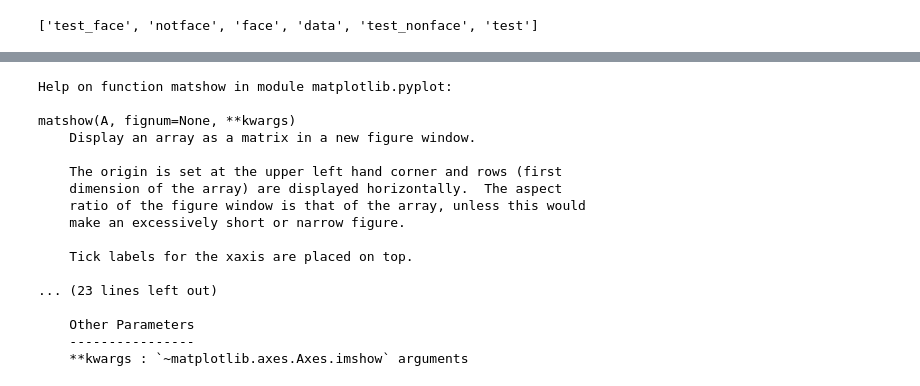
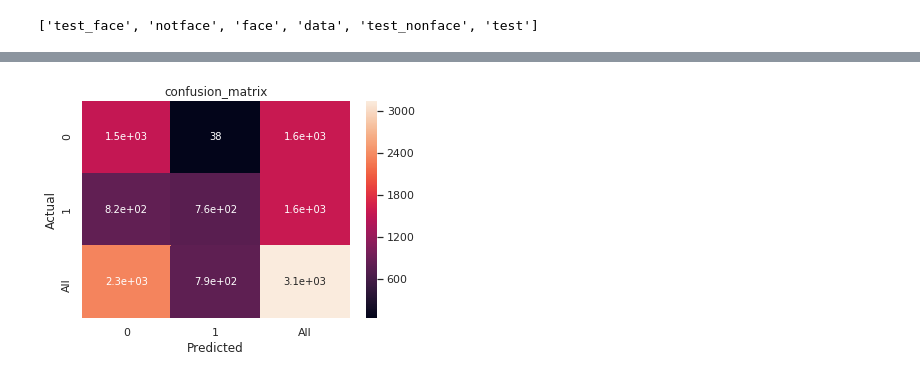
Before and after one commit to edwinjosechittilappilly/FR_CUSAT, a Jupyter notebook: confusion_matrix.ipynb, the cells around one changed output, grey strips where cells are left out. Drawn from its saved outputs; the diff is of its cells as text; code cells hidden in the pictures.

```diff
--- a/confusion_matrix.ipynb
+++ b/confusion_matrix.ipynb
@@ -237,20 +160,13 @@ label_predict("/home/ej/dataset/test_face/100face.jpg")
 # %%
-help(plt.matshow)
+#help(plt.matshow)
-# %% [output]
-Help on function matshow in module matplotlib.pyplot:
-
-matshow(A, fignum=None, **kwargs)
-    Display an array as a matrix in a new figure window.
-
-    The origin is set at the upper left hand corner and rows (first
-    dimension of the array) are displayed horizontally.  The aspect
-    ratio of the figure window is that of the array, unless this would
-    make an excessively short or narrow figure.
-
-    Tick labels for the xaxis are placed on top.
-
-... (23 lines left out)
-
-    Other Parameters
-    ----------------
-    **kwargs : `~matplotlib.axes.Axes.imshow` arguments
+# %%
+def confusion_plot(data,title):
+    ax = plt.axes()
+    sns.heatmap(data, annot=True,ax=ax)
+    ax.set_title(title)
+    plt.savefig(title+".png")
+    plt.show()
+# %%
+confusion_plot(df_confusion,"confusion_matrix")
+# %% [output]
+[figure, added]
```
Also changed, not shown: parts of 15 cells of this notebook, 18 other files.
